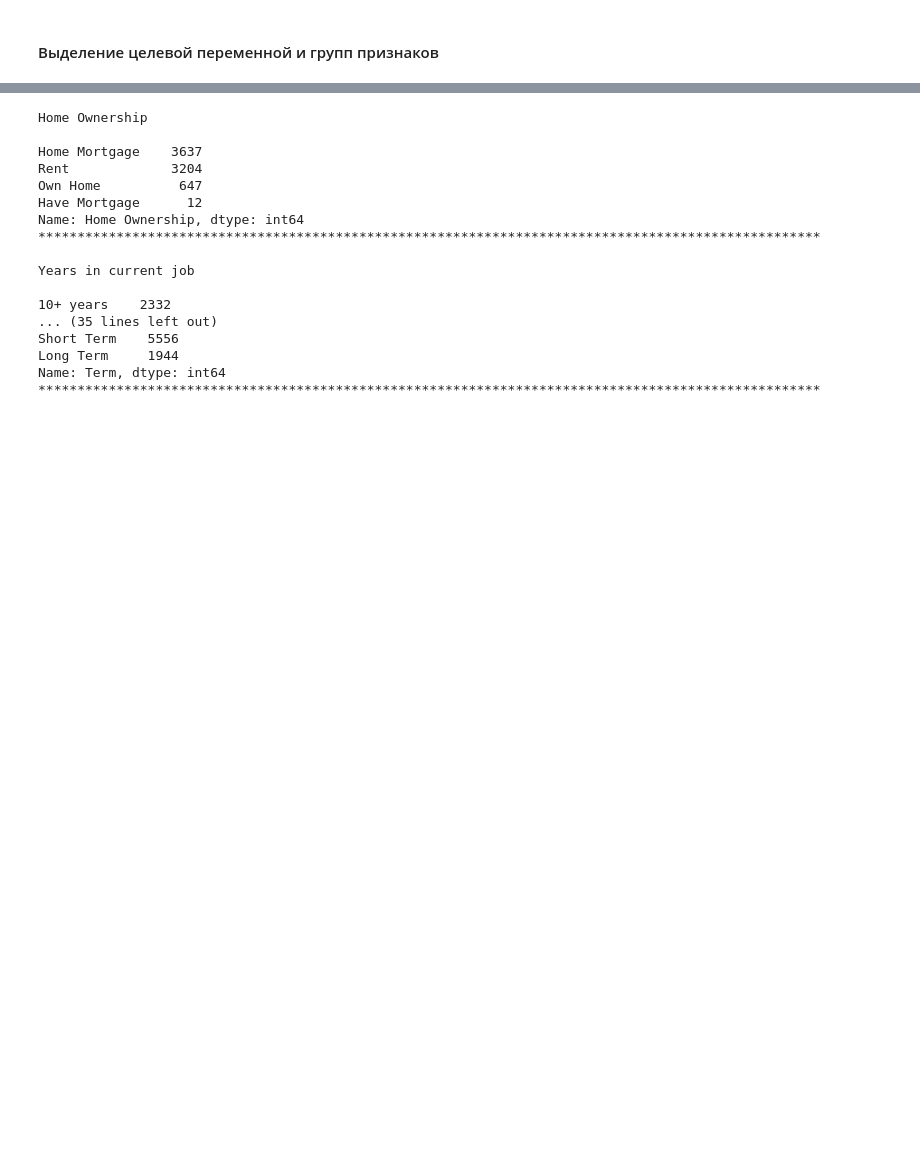
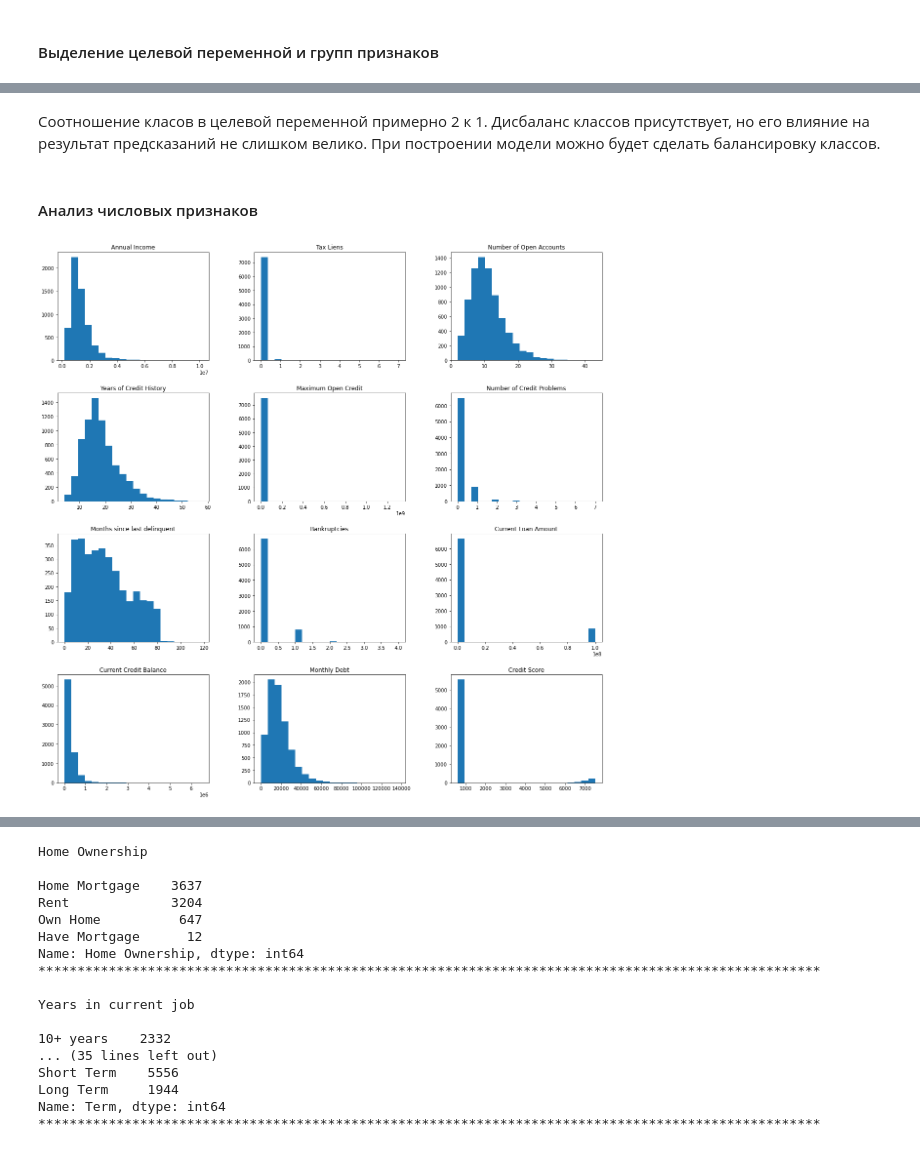
Before and after one commit to MikhailDemin/GB_DataScience-in-Med, a Jupyter notebook: 10_DS_Python_lib's_part_2/course_project/Demin_MM_classification_course_project.ipynb, the cells around one changed output, grey strips where cells are left out. Saved outputs shown, nothing was run; the diff lists cells and outputs as text; code cells hidden in the pictures; blank space fills up the shorter version.

```diff
--- a/10_DS_Python_lib's_part_2/course_project/Demin_MM_classification_course_project.ipynb
+++ b/10_DS_Python_lib's_part_2/course_project/Demin_MM_classification_course_project.ipynb
@@ -252,0 +376,8 @@ df_train_base[TARGET_NAME].hist(figsize=(4, 4), bins=20, grid=False);
+# %% [markdown]
+Соотношение класов в целевой переменной примерно 2 к 1. Дисбаланс классов присутствует, но его влияние на результат предсказаний не слишком велико. При построении модели можно будет сделать балансировку классов.
+# %% [markdown]
+#### Анализ числовых признаков
+# %%
+df_train_base[NUM_FEATURE_NAMES].hist(figsize=(20, 20), bins=20, grid=False);
+# %% [output]
+[figure, new version]
```
Also changed, not shown: parts of 70 cells of this notebook.
